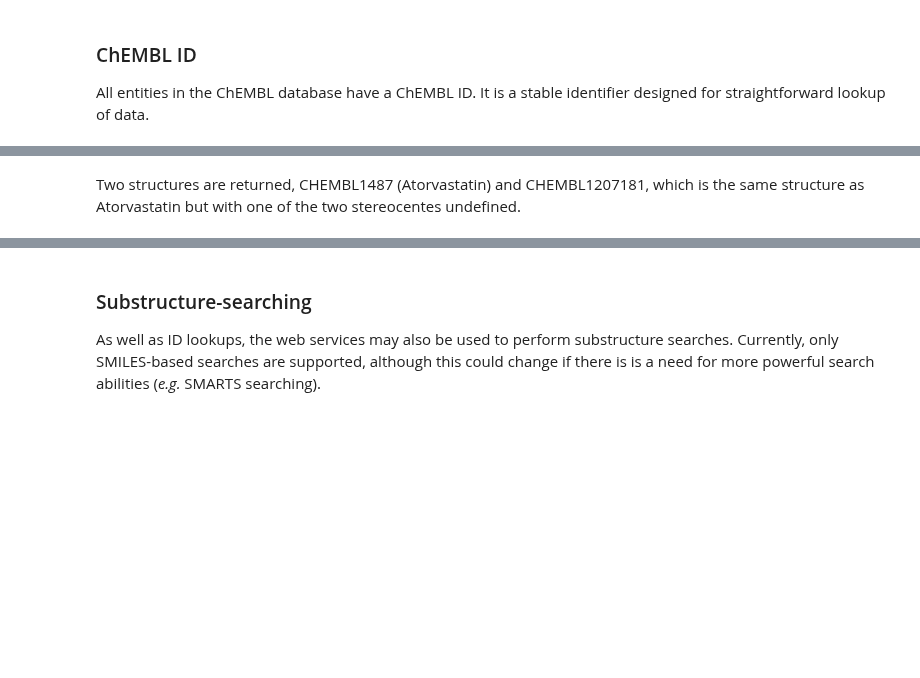
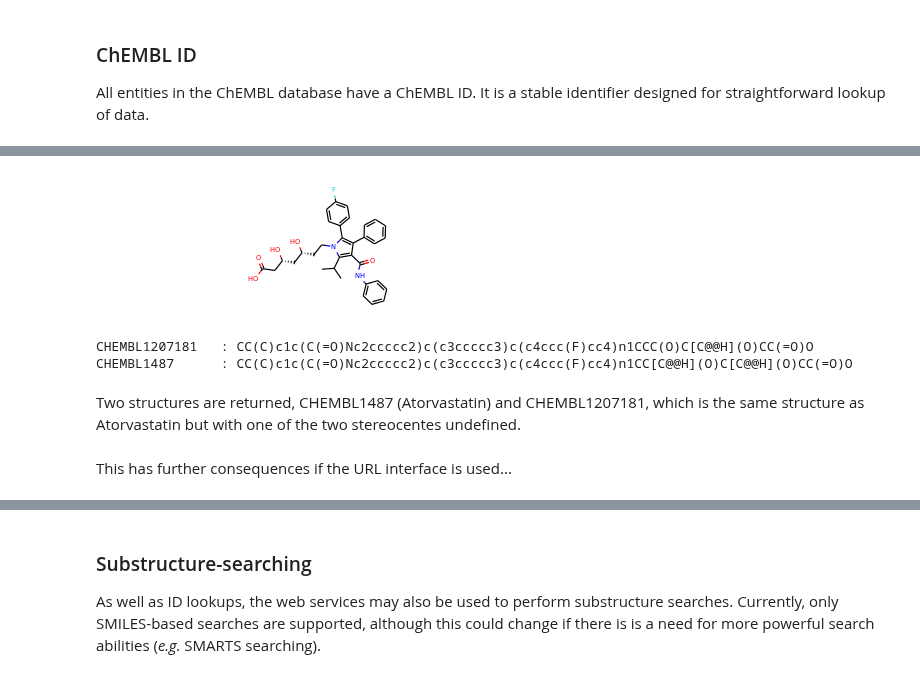
Before and after one commit to chembl/mychembl, a Jupyter notebook: ipython_notebooks/02_myChEMBL_web_services.ipynb, the cells around one changed output, grey strips where cells are left out. Saved outputs shown, nothing was run; the diff lists cells and outputs as text; code cells hidden in the pictures; blank space fills up the shorter version.

```diff
--- a/ipython_notebooks/02_myChEMBL_web_services.ipynb
+++ b/ipython_notebooks/02_myChEMBL_web_services.ipynb
@@ -212,2 +321,21 @@ CHEMBL1487      : CC(C)c1c(C(=O)Nc2ccccc2)c(c3ccccc3)c(c4ccc(F)cc4)n1CC[C@@H](O)
+# %%
+# Atorvastatin...
+
+smiles = "CC(C)c1c(C(=O)Nc2ccccc2)c(c3ccccc3)c(c4ccc(F)cc4)n1CC[C@@H](O)C[C@@H](O)CC(=O)O"
+
+Chem.MolFromSmiles(smiles)
+# %% [output]
+[figure, added]
+# %%
+records = compounds.get(smiles=smiles)
+
+for record in records:
+
+    print("{:15s} : {}".format(record["chemblId"], record["smiles"]))
+# %% [output]
+CHEMBL1207181   : CC(C)c1c(C(=O)Nc2ccccc2)c(c3ccccc3)c(c4ccc(F)cc4)n1CCC(O)C[C@@H](O)CC(=O)O
+CHEMBL1487      : CC(C)c1c(C(=O)Nc2ccccc2)c(c3ccccc3)c(c4ccc(F)cc4)n1CC[C@@H](O)C[C@@H](O)CC(=O)O
 # %% [markdown]
 Two structures are returned, CHEMBL1487 (Atorvastatin) and CHEMBL1207181, which is the same structure as Atorvastatin but with one of the two stereocentes undefined.
+# %% [markdown]
+This has further consequences if the URL interface is used...
```
Also changed, not shown: parts of 87 cells of this notebook.
